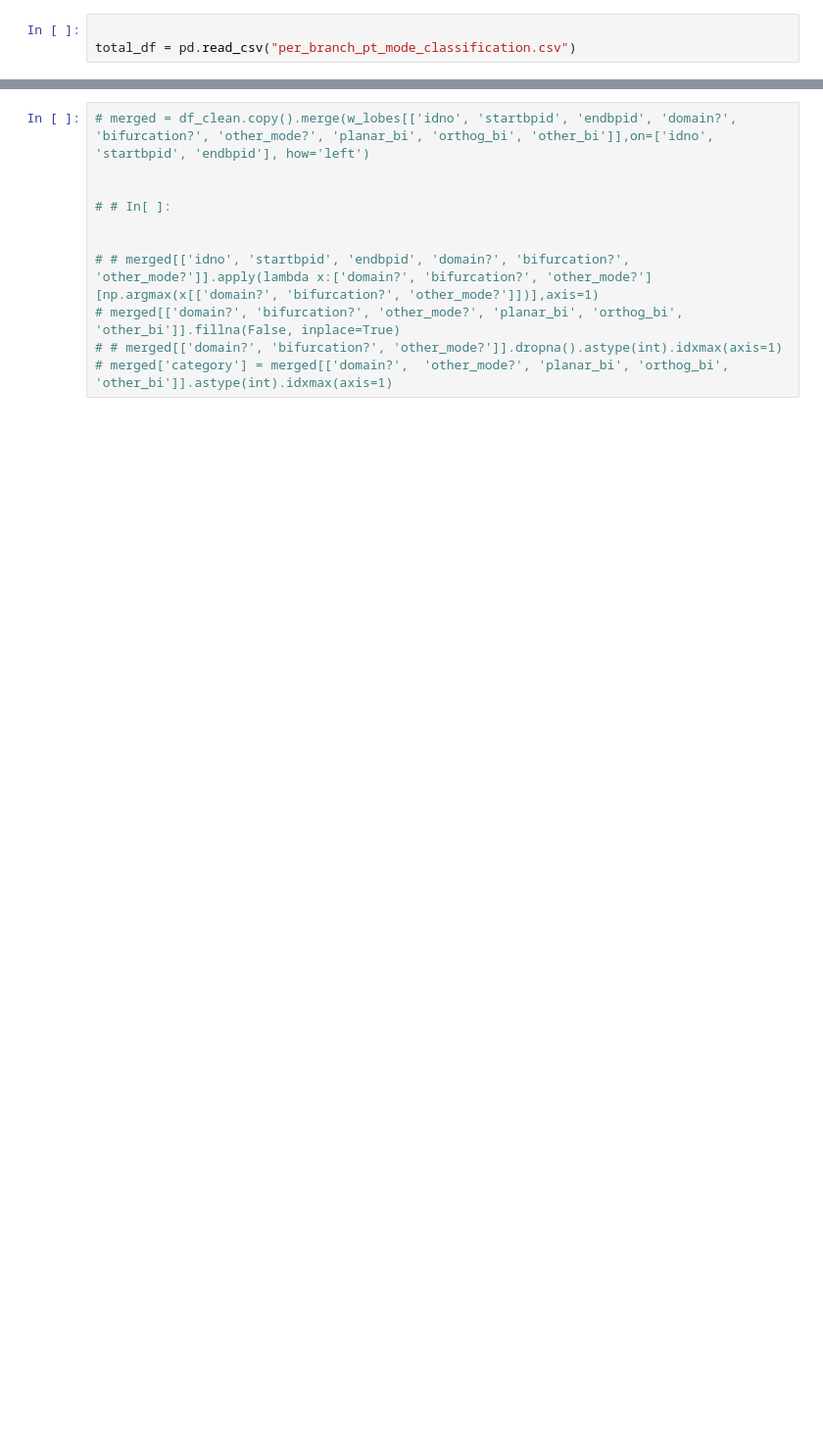
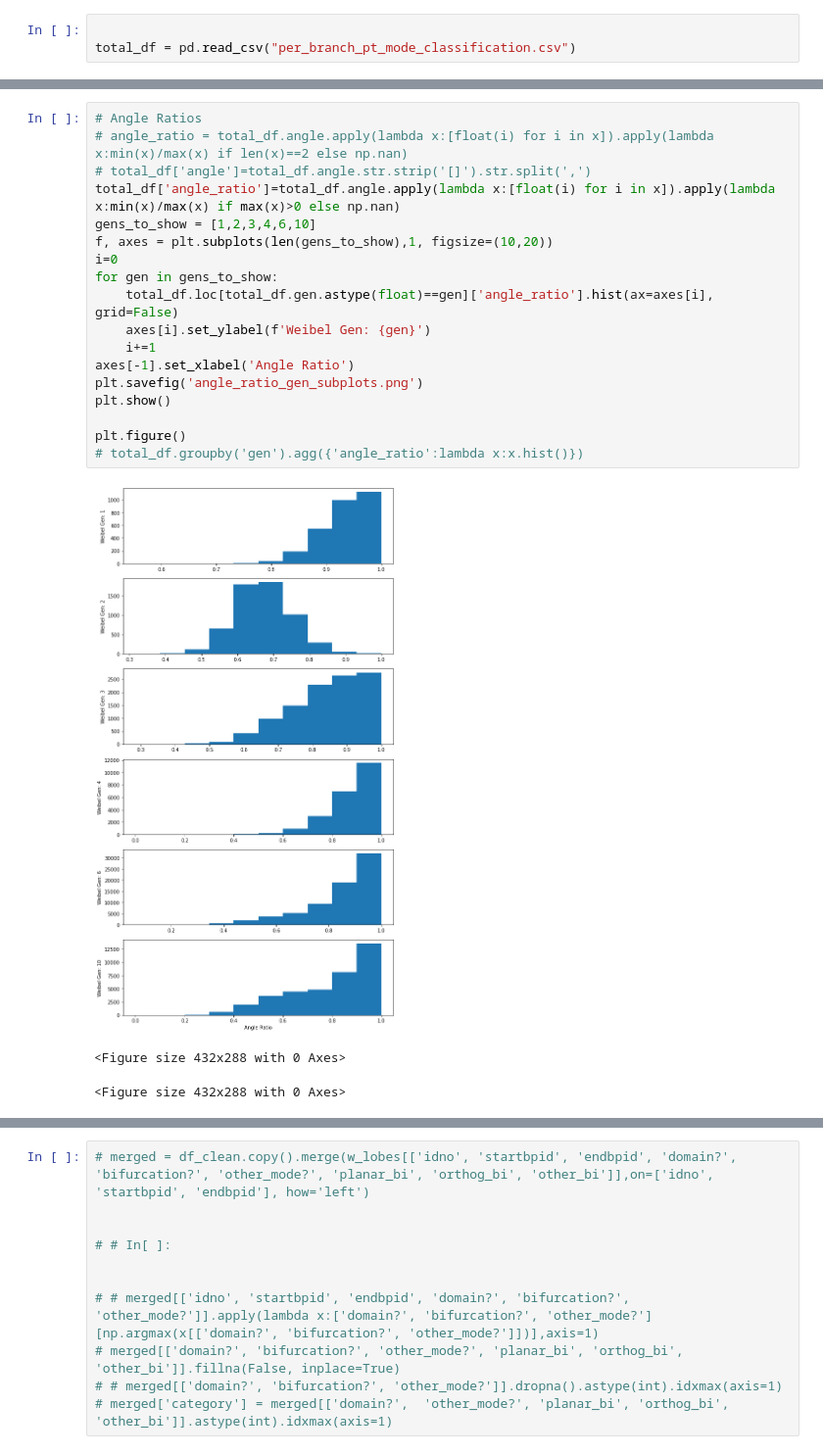
Before and after one commit to s-n-naik/airway_exploration, a Jupyter notebook: Mode_Exploration_v2.ipynb, the cells around one changed output, grey strips where cells are left out. Shown at 98% size. Drawn from its saved outputs; the diff is of its cells as text; blank space fills up the shorter version.

```diff
--- a/Mode_Exploration_v2.ipynb
+++ b/Mode_Exploration_v2.ipynb
@@ -28,0 +20,22 @@ TypeError: ufunc 'invert' not supported for the input types, and the inputs coul
+# %%
+# Angle Ratios
+# angle_ratio = total_df.angle.apply(lambda x:[float(i) for i in x]).apply(lambda x:min(x)/max(x) if len(x)==2 else np.nan)
+# total_df['angle']=total_df.angle.str.strip('[]').str.split(',')
+total_df['angle_ratio']=total_df.angle.apply(lambda x:[float(i) for i in x]).apply(lambda x:min(x)/max(x) if max(x)>0 else np.nan)
+gens_to_show = [1,2,3,4,6,10]
+f, axes = plt.subplots(len(gens_to_show),1, figsize=(10,20))
+i=0
+for gen in gens_to_show:
+    total_df.loc[total_df.gen.astype(float)==gen]['angle_ratio'].hist(ax=axes[i], grid=False)
+    axes[i].set_ylabel(f'Weibel Gen: {gen}')
+    i+=1
+axes[-1].set_xlabel('Angle Ratio')
+plt.savefig('angle_ratio_gen_subplots.png')
+plt.show()
+
+plt.figure()
+# total_df.groupby('gen').agg({'angle_ratio':lambda x:x.hist()})
+# %% [output]
+[figure, added]
+<Figure size 432x288 with 0 Axes>
+<Figure size 432x288 with 0 Axes>
```
Also changed, not shown: parts of 20 cells of this notebook, 2 other files.
